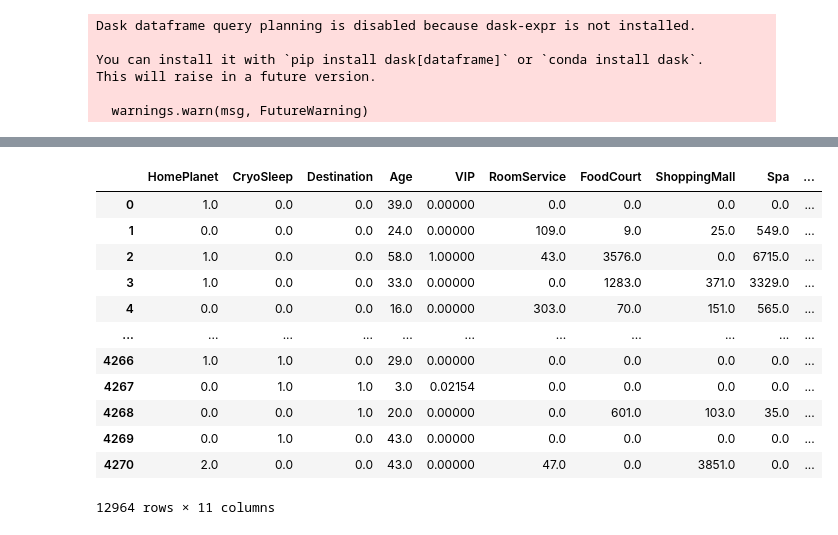
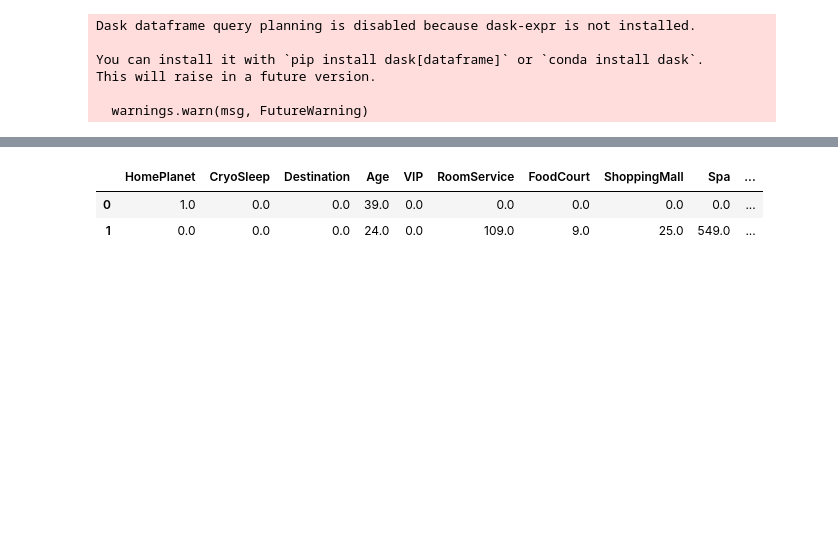
Before and after one commit to ryouy/AKaggle, a Jupyter notebook: Spaceship_Titanic.ipynb, the cells around one changed output, grey strips where cells are left out. Drawn from its saved outputs; the diff is of its cells as text; code cells hidden in the pictures; blank space fills up the shorter version.

```diff
--- a/Spaceship_Titanic.ipynb
+++ b/Spaceship_Titanic.ipynb
@@ -97,11 +59,9 @@ df_train.head(-1)
 # %%
+
 df_train = pd.read_csv('train.csv')
 df_test = pd.read_csv('test.csv')
-df_train.head(-1)
 data= pd.concat([df_train,df_test],axis=0,sort=False)
-print(data.head(-2))
 Id_data=pd.concat([df_train['PassengerId'],df_test['PassengerId']],axis=0,sort=False)
-print(Id_data.head(-2))
 data=data.drop(['Name'],axis=1)
 
 data['CryoSleep'].replace({True:1,False:0},inplace=True)
@@ -110,17 +70,5 @@ data['Transported'].replace({True:1,False:0},inplace=True)
 data['Destination'].replace({'TRAPPIST-1e':0,'55 Cancri e':1,'PSO J318.5-22':2},inplace=True)
 data['HomePlanet'].replace({'Earth':0,'Europa':1,'Mars':2},inplace=True)
 data=data.drop(['PassengerId'],axis=1)
+
 data=data.drop(['Cabin'],axis=1)
-
-# 各列の欠損値を埋める
-for col in data.columns:
-    if col == "Transported":  # Transported列を特別処理
-        data[col].fillna(-1, inplace=True)  # 欠損値を一時的に -1 に置き換え
-        continue
-    if data[col].dtype in ['float64', 'int64']:  # 数値型
-        data[col].fillna(data[col].mean(), inplace=True)
-    else:  # 文字列型やカテゴリ型
-        data[col].fillna(data[col].mode()[0], inplace=True)
-
-# Transported列が0, 1, 欠損値のみになるように確認
-data['Transported'] = data['Transported'].astype(int)
@@ -162,16 +75,6 @@ dtype: object
 # %%
-data.head(-6)
+data.head(2)
 # %% [output]
 |  | HomePlanet | CryoSleep | Destination | Age | VIP | RoomService | FoodCourt | ShoppingMall | Spa | ... |
-| 0 | 1.0 | 0.0 | 0.0 | 39.0 | 0.00000 | 0.0 | 0.0 | 0.0 | 0.0 | ... |
-| 1 | 0.0 | 0.0 | 0.0 | 24.0 | 0.00000 | 109.0 | 9.0 | 25.0 | 549.0 | ... |
-| 2 | 1.0 | 0.0 | 0.0 | 58.0 | 1.00000 | 43.0 | 3576.0 | 0.0 | 6715.0 | ... |
-| 3 | 1.0 | 0.0 | 0.0 | 33.0 | 0.00000 | 0.0 | 1283.0 | 371.0 | 3329.0 | ... |
-| 4 | 0.0 | 0.0 | 0.0 | 16.0 | 0.00000 | 303.0 | 70.0 | 151.0 | 565.0 | ... |
-| ... | ... | ... | ... | ... | ... | ... | ... | ... | ... | ... |
-| 4266 | 1.0 | 1.0 | 0.0 | 29.0 | 0.00000 | 0.0 | 0.0 | 0.0 | 0.0 | ... |
-| 4267 | 0.0 | 1.0 | 1.0 | 3.0 | 0.02154 | 0.0 | 0.0 | 0.0 | 0.0 | ... |
-| 4268 | 0.0 | 0.0 | 1.0 | 20.0 | 0.00000 | 0.0 | 601.0 | 103.0 | 35.0 | ... |
-| 4269 | 0.0 | 1.0 | 0.0 | 43.0 | 0.00000 | 0.0 | 0.0 | 0.0 | 0.0 | ... |
-| 4270 | 2.0 | 0.0 | 0.0 | 43.0 | 0.00000 | 47.0 | 0.0 | 3851.0 | 0.0 | ... |
+| 0 | 1.0 | 0.0 | 0.0 | 39.0 | 0.0 | 0.0 | 0.0 | 0.0 | 0.0 | ... |
+| 1 | 0.0 | 0.0 | 0.0 | 24.0 | 0.0 | 109.0 | 9.0 | 25.0 | 549.0 | ... |
-12964 rows × 11 columns
```
Also changed, not shown: parts of 10 cells of this notebook.
